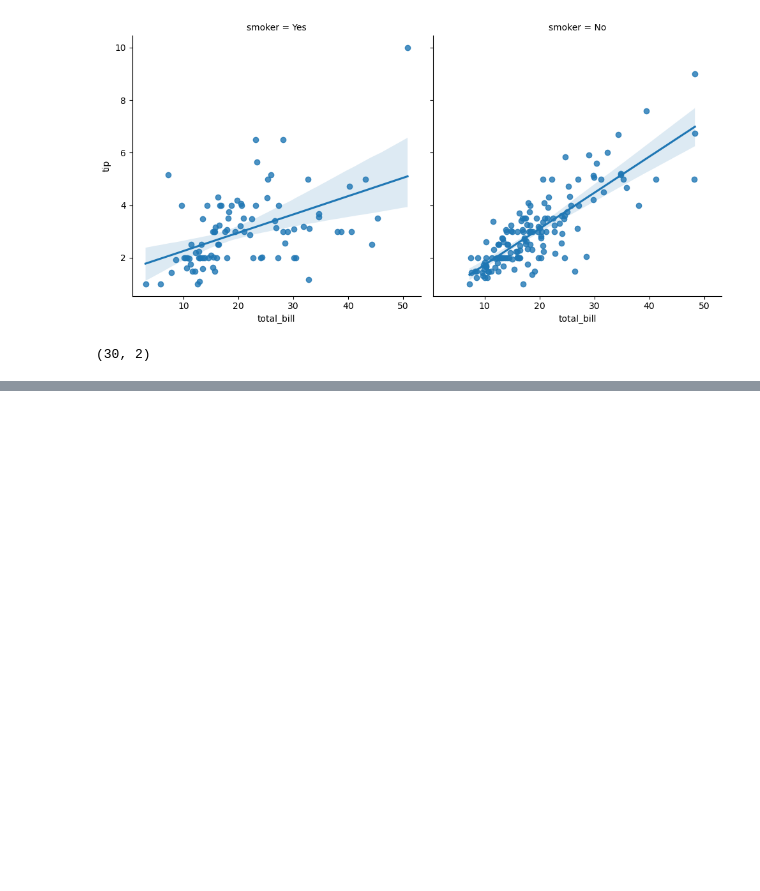
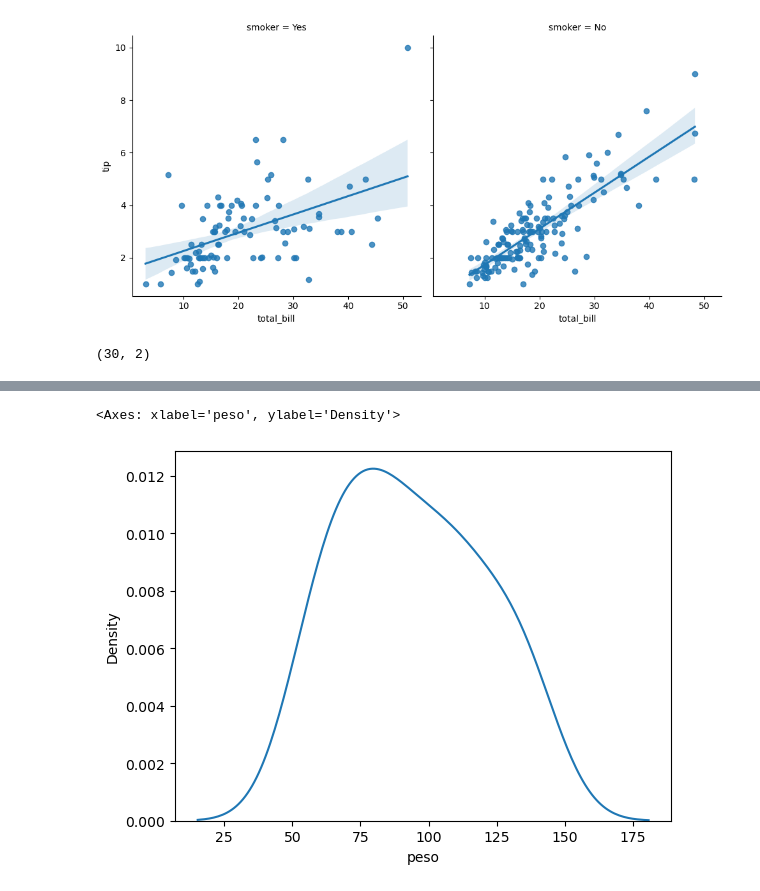
Before and after one commit to leandroclv/DSA_Python, a Jupyter notebook: POO/Seaborn.ipynb, the cells around one changed output, grey strips where cells are left out. Saved outputs shown, nothing was run; the diff lists cells and outputs as text; code cells hidden in the pictures; blank space fills up the shorter version.

```diff
--- a/POO/Seaborn.ipynb
+++ b/POO/Seaborn.ipynb
@@ -74,0 +85,6 @@ df.head()
+# %%
+#KDEplot
+sea.kdeplot(df.peso)
+# %% [output]
+<Axes: xlabel='peso', ylabel='Density'>
+[figure, added]
```
Also changed, not shown: parts of 16 cells of this notebook.
